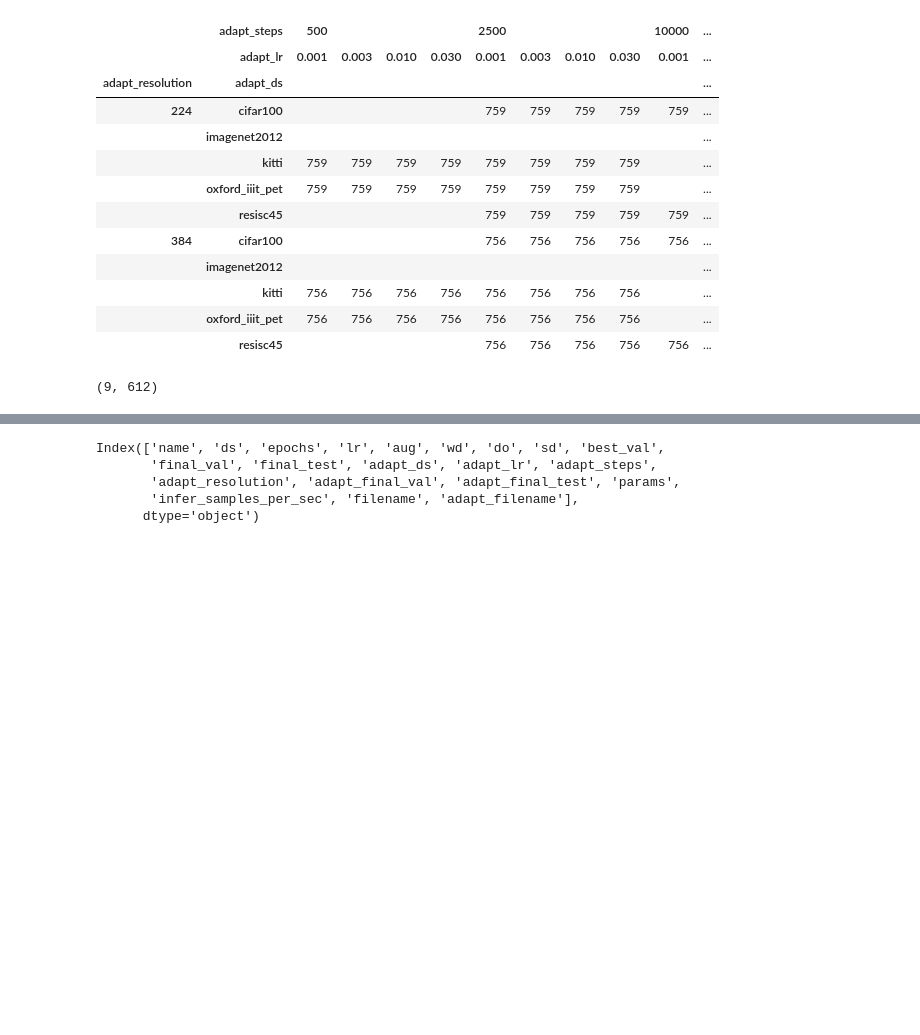
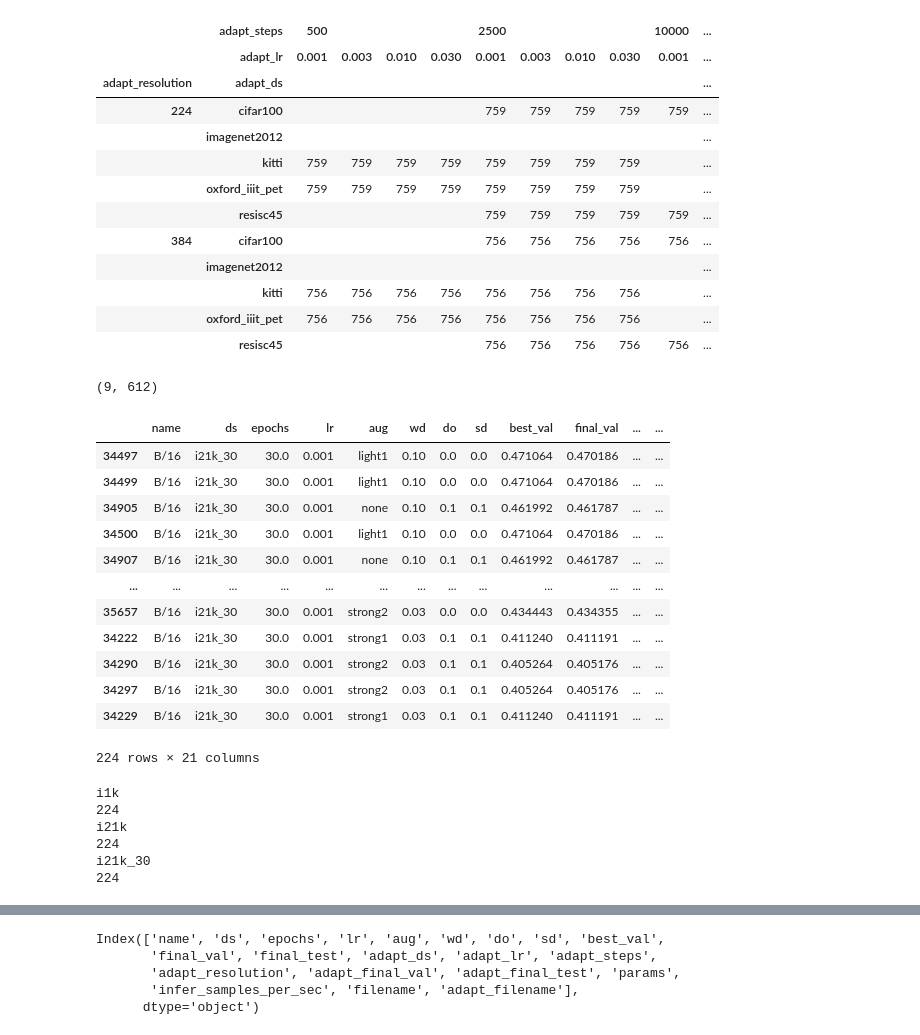
Before and after one commit to jakob-bjorner/hoffman_group_vision_transformer_soup, a Jupyter notebook: Vision_Transformer_AugReg_greedy_soup_v1.ipynb, the cells around one changed output, grey strips where cells are left out. Drawn from its saved outputs; the diff is of its cells as text; code cells hidden in the pictures; blank space fills up the shorter version.

```diff
--- a/Vision_Transformer_AugReg_greedy_soup_v1.ipynb
+++ b/Vision_Transformer_AugReg_greedy_soup_v1.ipynb
@@ -300,3 +300,31 @@ best_df = df.loc[df.filename.apply(lambda filename: filename in best_filenames)]
 len(best_filenames), len(best_df)
 # %% [output]
 (9, 612)
+# %%
+# df.query(f"adapt_ds=='oxford_iiit_pet' and ds=='i21k' and name=='B/16' and adapt_resolution==224").sort_values(by="adapt_final_test", ascending=False)
+df.query(f"adapt_ds=='oxford_iiit_pet' and ds=='i21k_30' and name=='B/16' and adapt_resolution==224").sort_values(by="adapt_final_test", ascending=False)
+# %% [output]
+|  | name | ds | epochs | lr | aug | wd | do | sd | best_val | final_val | ... | ... |
+| 34497 | B/16 | i21k_30 | 30.0 | 0.001 | light1 | 0.10 | 0.0 | 0.0 | 0.471064 | 0.470186 | ... | ... |
+| 34499 | B/16 | i21k_30 | 30.0 | 0.001 | light1 | 0.10 | 0.0 | 0.0 | 0.471064 | 0.470186 | ... | ... |
+| 34905 | B/16 | i21k_30 | 30.0 | 0.001 | none | 0.10 | 0.1 | 0.1 | 0.461992 | 0.461787 | ... | ... |
+| 34500 | B/16 | i21k_30 | 30.0 | 0.001 | light1 | 0.10 | 0.0 | 0.0 | 0.471064 | 0.470186 | ... | ... |
+| 34907 | B/16 | i21k_30 | 30.0 | 0.001 | none | 0.10 | 0.1 | 0.1 | 0.461992 | 0.461787 | ... | ... |
+| ... | ... | ... | ... | ... | ... | ... | ... | ... | ... | ... | ... | ... |
+| 35657 | B/16 | i21k_30 | 30.0 | 0.001 | strong2 | 0.03 | 0.0 | 0.0 | 0.434443 | 0.434355 | ... | ... |
+| 34222 | B/16 | i21k_30 | 30.0 | 0.001 | strong1 | 0.03 | 0.1 | 0.1 | 0.411240 | 0.411191 | ... | ... |
+| 34290 | B/16 | i21k_30 | 30.0 | 0.001 | strong2 | 0.03 | 0.1 | 0.1 | 0.405264 | 0.405176 | ... | ... |
+| 34297 | B/16 | i21k_30 | 30.0 | 0.001 | strong2 | 0.03 | 0.1 | 0.1 | 0.405264 | 0.405176 | ... | ... |
+| 34229 | B/16 | i21k_30 | 30.0 | 0.001 | strong1 | 0.03 | 0.1 | 0.1 | 0.411240 | 0.411191 | ... | ... |
+224 rows × 21 columns
+# %%
+for ds in df.query(f"adapt_ds=='oxford_iiit_pet' and name=='B/16' and adapt_resolution==224").ds.unique():
+    print(ds)
+    print(len(df.query(f"adapt_ds=='oxford_iiit_pet' and name=='B/16' and adapt_resolution==224 and ds=='{ds}'")))
+# %% [output]
+i1k
+224
+i21k
+224
+i21k_30
+224
```
Also changed, not shown: parts of 44 cells of this notebook, 1 other file.
